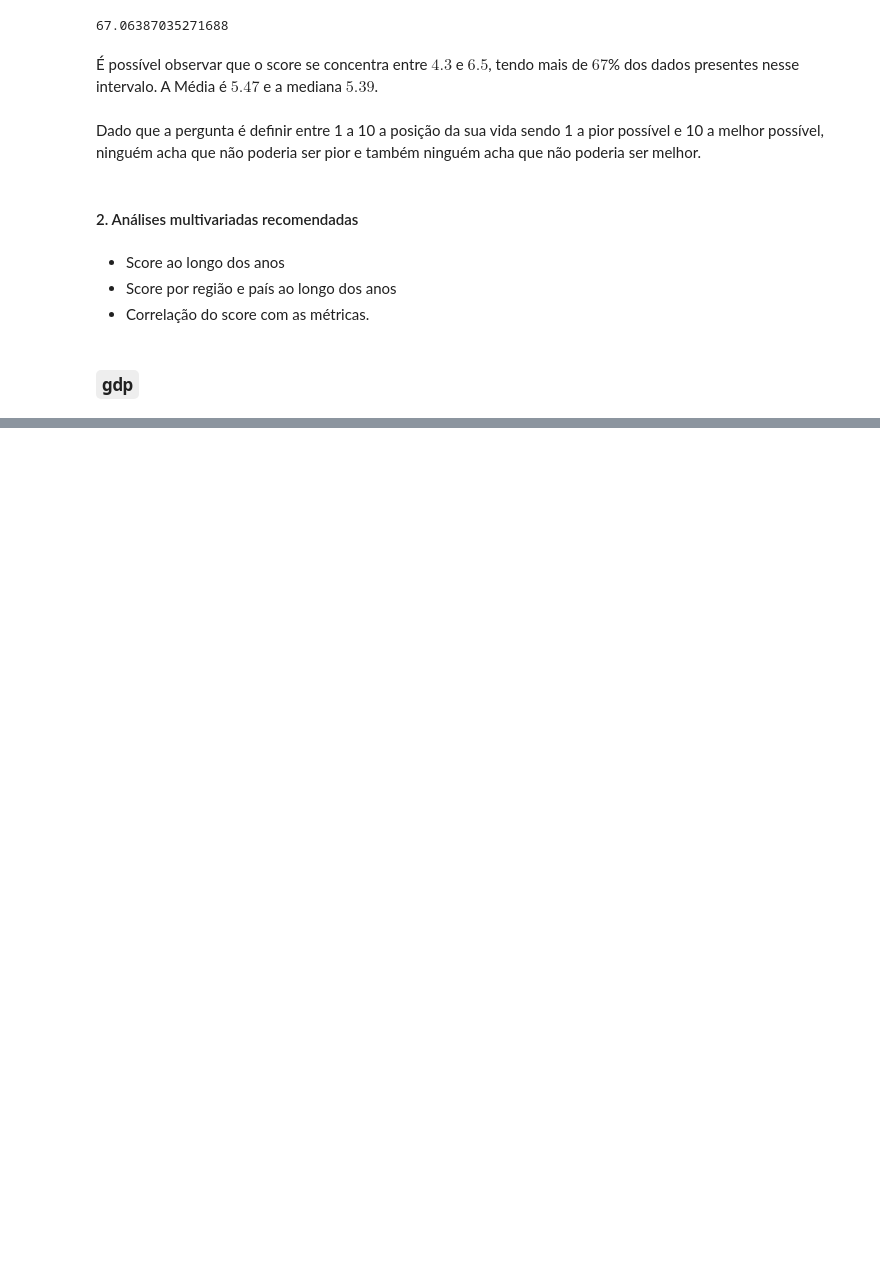
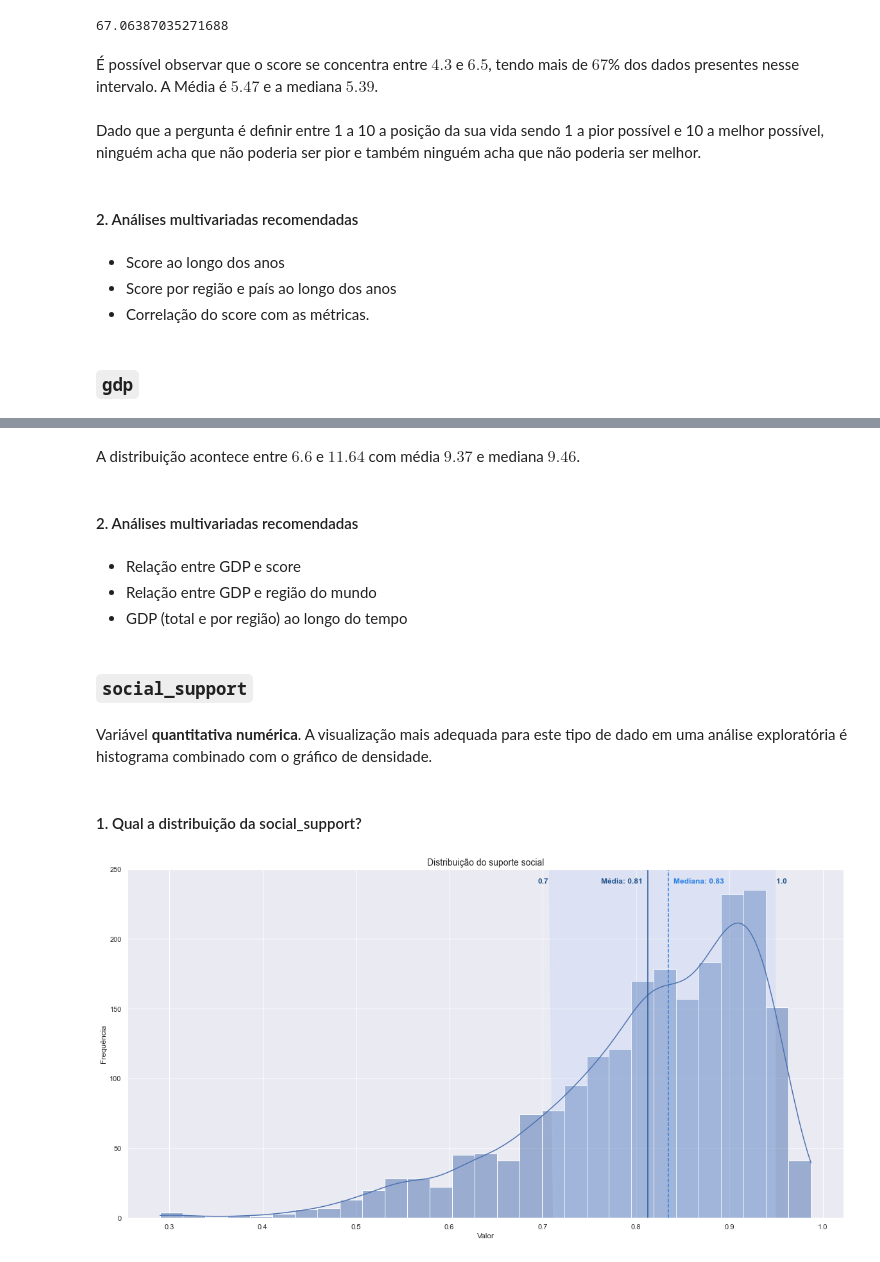
Before and after one commit to SalatielBairros/world-happiness-report, a Jupyter notebook: analysis/UnivariateAnalysis.ipynb, the cells around one changed output, grey strips where cells are left out. Cells and saved outputs as stored; diff of their text form; code cells hidden in the pictures; blank space fills up the shorter version.

```diff
--- a/analysis/UnivariateAnalysis.ipynb
+++ b/analysis/UnivariateAnalysis.ipynb
@@ -190,0 +232,43 @@ Dado que a pergunta é definir entre 1 a 10 a posição da sua vida sendo 1 a pi
+# %% [markdown]
+A distribuição acontece entre $6.6$ e $11.64$ com média $9.37$ e mediana $9.46$.
+# %% [markdown]
+#### 2. Análises multivariadas recomendadas
+# %% [markdown]
+* Relação entre GDP e score
+* Relação entre GDP e região do mundo
+* GDP (total e por região) ao longo do tempo
+# %% [markdown]
+### `social_support`
+# %% [markdown]
+Variável **quantitativa numérica**. A visualização mais adequada para este tipo de dado em uma análise exploratória é histograma combinado com o gráfico de densidade.
+# %% [markdown]
+#### 1. Qual a distribuição da social_support?
+# %%
+ax = sns.histplot(dataset['social_support'], kde=True)
+plt.title('Distribuição do suporte social', fontsize=14)
+plt.xlabel('Valor')
+plt.ylabel('Frequência')
+
+rounded_mean = round(np.mean(dataset['social_support']), 2)
+rounded_median = round(np.median(dataset['social_support']), 2)
+rounded_std = round(np.std(dataset['social_support']), 2)
+lower_std = rounded_median - (rounded_std)
+upper_std = rounded_median + (rounded_std)
+
+plt.axvline(x=np.mean(dataset['social_support']), color='#24568E')
+plt.text(np.mean(dataset['social_support']) - 0.05,240,f'Média: {rounded_mean}', color='#24568E', weight='bold')
+plt.axvline(x=np.median(dataset['social_support']), color='#2880E4', linestyle='--')
+plt.text(np.median(dataset['social_support']) + 0.005,240,f'Mediana: {rounded_median}', color='#2880E4', weight='bold')
+
+p1 = plt.axvline(x=lower_std,color='#B3CEF700')
+plt.text(lower_std - 0.015, 240,str(round(lower_std, 1)),  color='#24568E', weight='bold')
+p2 = plt.axvline(x=upper_std,color='#B3CEF700')
+plt.text(upper_std, 240,str(round(upper_std, 1)), color='#24568E', weight='bold')
+
+kde_x, kde_y = ax.lines[0].get_data()
+ax.fill_between(kde_x, [250],  where=(kde_x > lower_std) & (kde_x < upper_std),  interpolate=True, color='#B3CEF740')
+plt.ylim(0, 250)
+
+plt.show();
+# %% [output]
+[figure, added]
```
Also changed, not shown: parts of 49 cells of this notebook.
